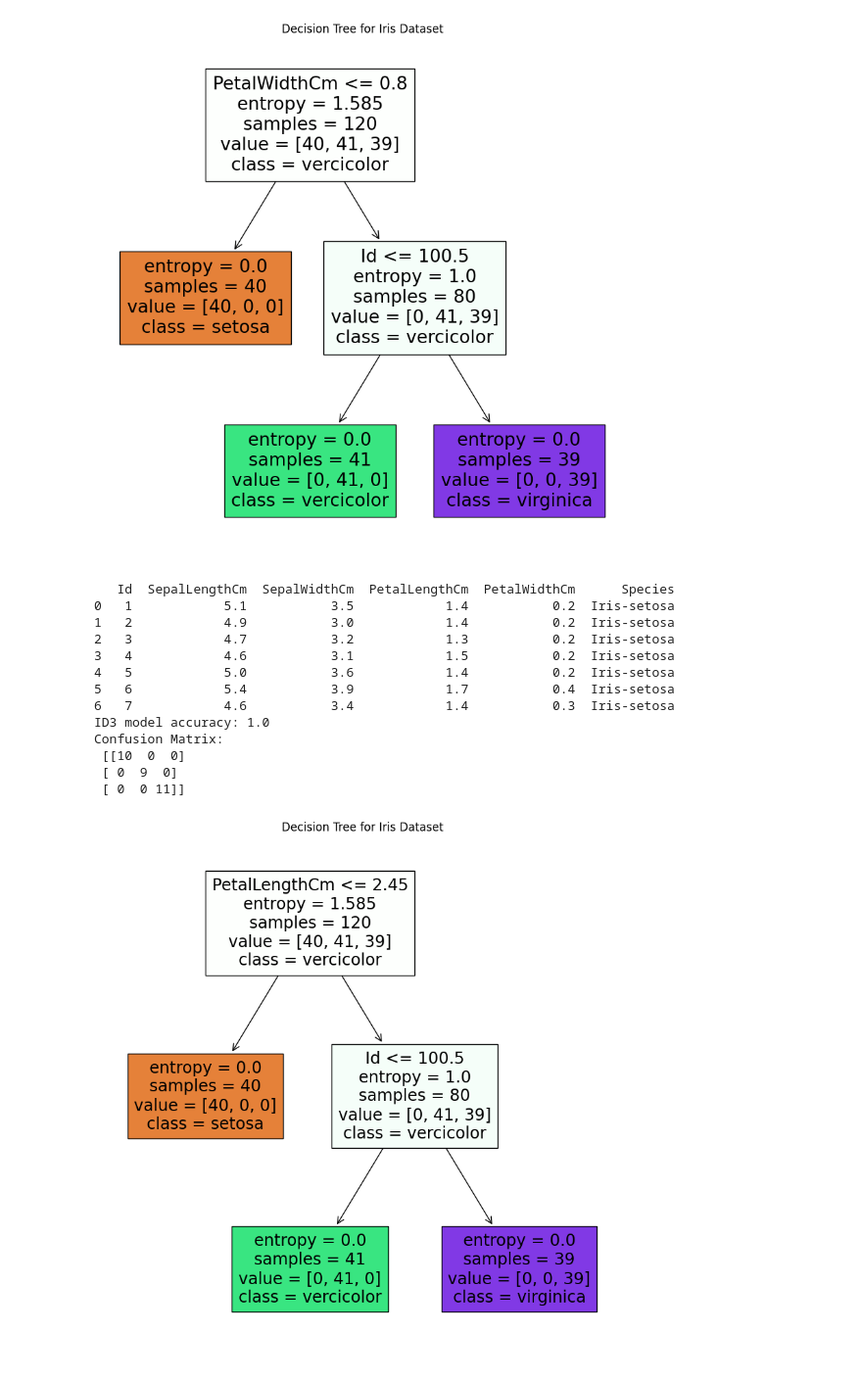
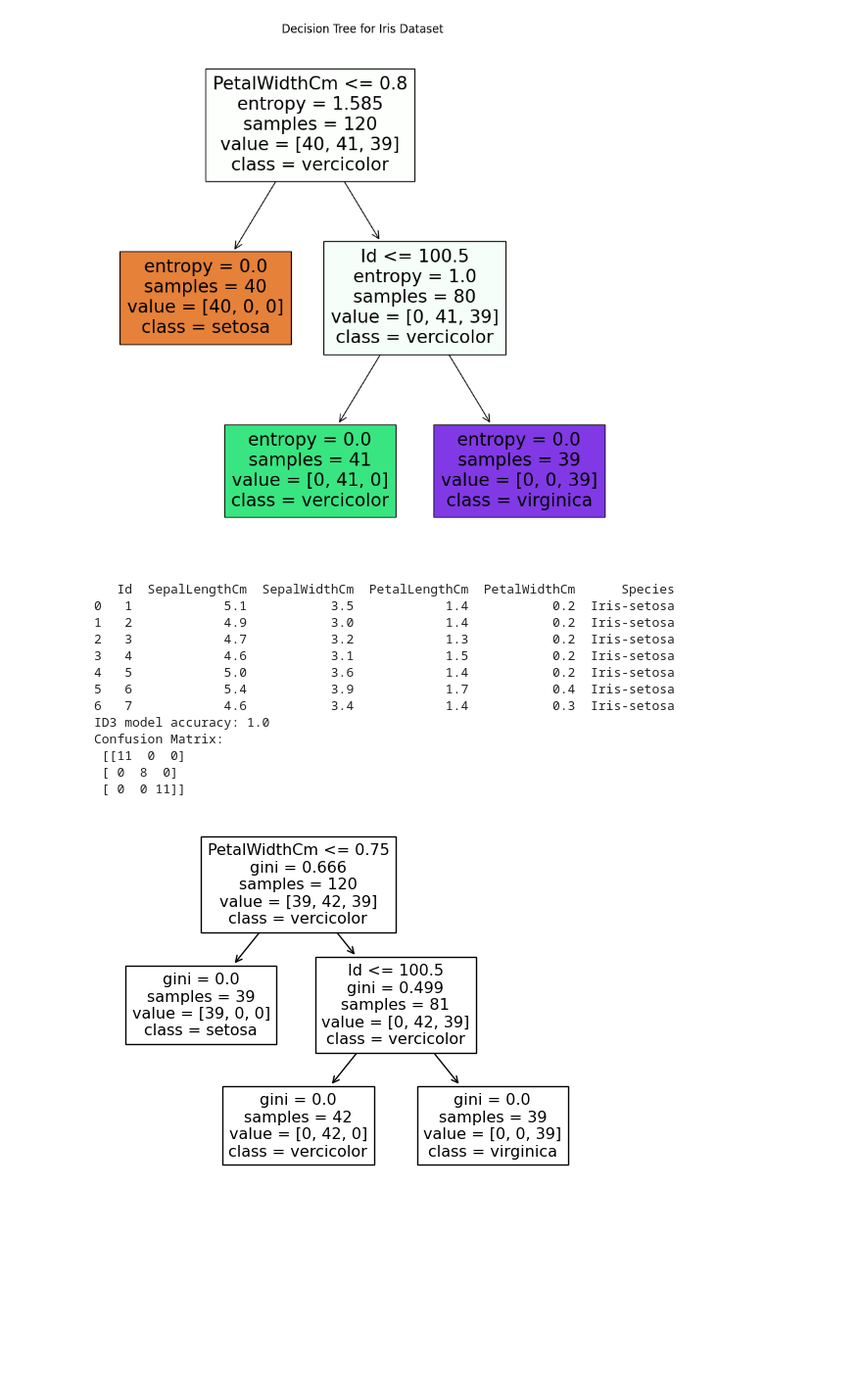
Before and after one commit to himanshuxgit/aml, a Jupyter notebook: ID3.ipynb, the cells around one changed output. Shown at 98% size. Drawn from its saved outputs; the diff is of its cells as text; code cells hidden in the pictures; blank space fills up the shorter version.

```diff
--- a/ID3.ipynb
+++ b/ID3.ipynb
@@ -42,36 +42,34 @@ Confusion Matrix:
 # %%
 import pandas as pd
 from sklearn.model_selection import train_test_split
 from sklearn.tree import DecisionTreeClassifier, plot_tree
 from sklearn.metrics import accuracy_score, confusion_matrix
 from sklearn.preprocessing import LabelEncoder
 import matplotlib.pyplot as plt
 
 df = pd.read_csv('Iris.csv')
 print(df.head(7))
 X, y = df.drop('Species', axis=1), LabelEncoder().fit_transform(df['Species'])
-X_train, X_test, y_train, y_test = train_test_split(X, y, test_size=0.2, random_state=42)
+X_train, X_test, y_train, y_test = train_test_split(X, y, test_size=0.2)
 
-dtree = DecisionTreeClassifier(criterion="entropy", max_depth=3).fit(X_train, y_train)
+dtree = DecisionTreeClassifier().fit(X_train, y_train)
 y_pred = dtree.predict(X_test)
 print(f"ID3 model accuracy: {accuracy_score(y_test, y_pred)}")
 print("Confusion Matrix:\n", confusion_matrix(y_test, dtree.predict(X_test)))
-plt.figure(figsize=(10,10))
-plot_tree(dtree, feature_names=df.columns[:-1], class_names=["setosa", "vercicolor", "virginica"], filled=True)
-plt.title("Decision Tree for Iris Dataset")
+plot_tree(dtree, feature_names=df.columns[:-1], class_names=["setosa", "vercicolor", "virginica"])
 plt.show()
 # %% [output]
    Id  SepalLengthCm  SepalWidthCm  PetalLengthCm  PetalWidthCm      Species
 0   1            5.1           3.5            1.4           0.2  Iris-setosa
 1   2            4.9           3.0            1.4           0.2  Iris-setosa
 2   3            4.7           3.2            1.3           0.2  Iris-setosa
 3   4            4.6           3.1            1.5           0.2  Iris-setosa
 4   5            5.0           3.6            1.4           0.2  Iris-setosa
 5   6            5.4           3.9            1.7           0.4  Iris-setosa
 6   7            4.6           3.4            1.4           0.3  Iris-setosa
 ID3 model accuracy: 1.0
 Confusion Matrix:
- [[10  0  0]
- [ 0  9  0]
+ [[11  0  0]
+ [ 0  8  0]
  [ 0  0 11]]
-[figure, old version]
+[figure, new version]
```
Also changed, not shown: parts of 1 cell of this notebook, 5 other files.
